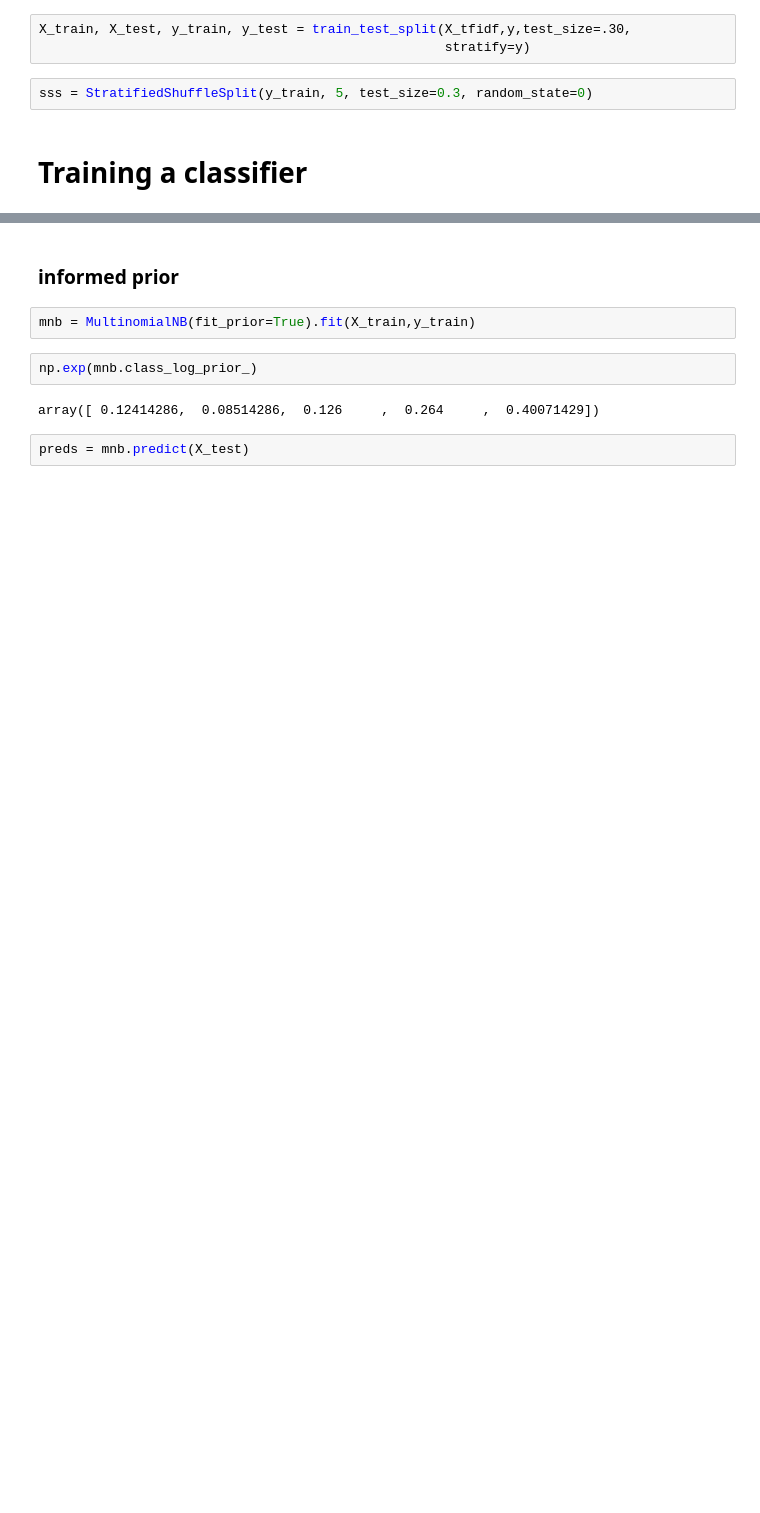
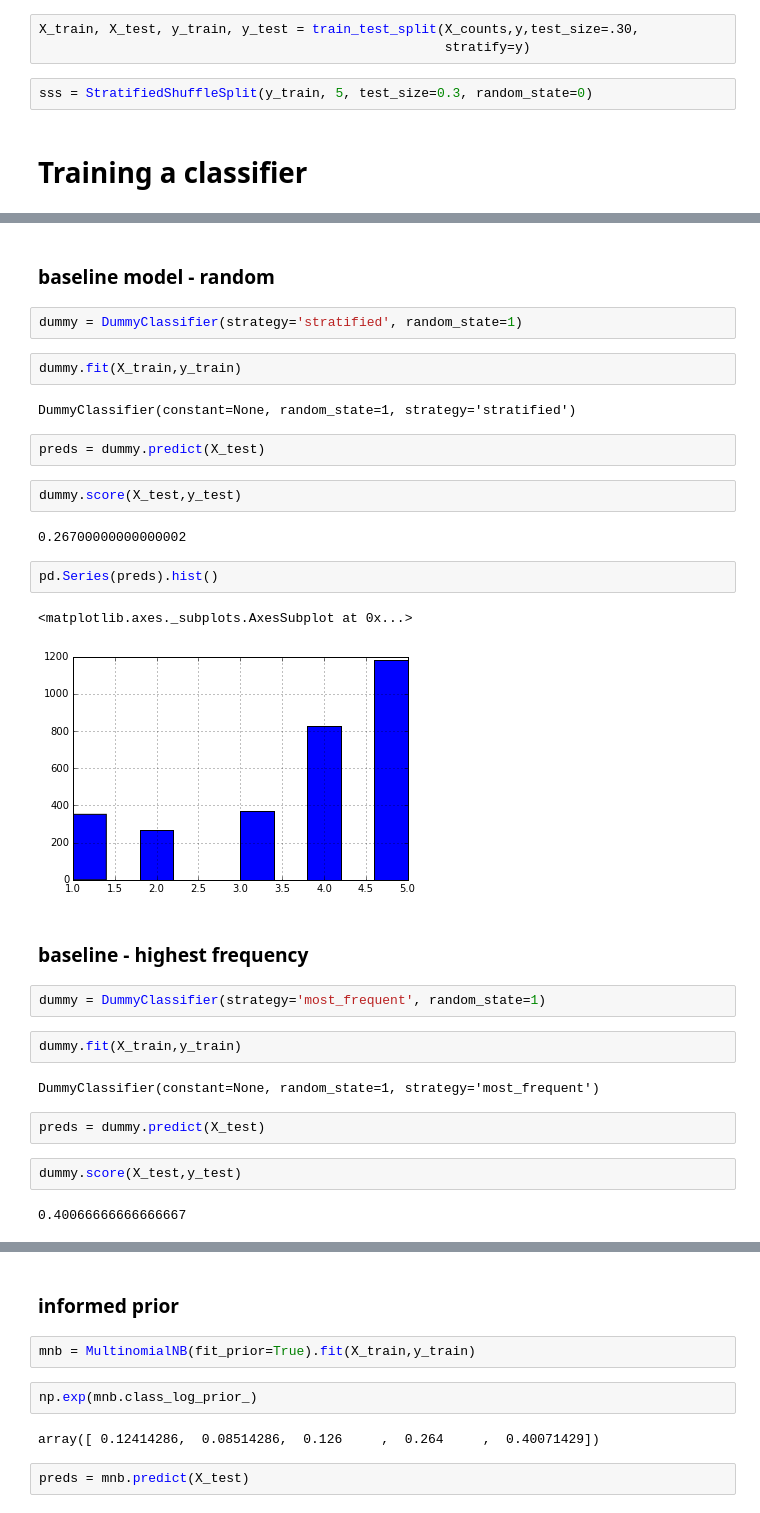
Before and after one commit to jstnstwrt/yelp-data-challenge, a Jupyter notebook: preprocessing.ipynb, the cells around one changed output, grey strips where cells are left out. Drawn from its saved outputs; the diff is of its cells as text; blank space fills up the shorter version.

```diff
--- a/preprocessing.ipynb
+++ b/preprocessing.ipynb
@@ -127,7 +200,7 @@ y = np.array(samp.stars.tolist())
 
 Need to split the dataset into train and test, then use cross val to traing the classifier.
 # %%
-X_train, X_test, y_train, y_test = train_test_split(X_tfidf,y,test_size=.30,
+X_train, X_test, y_train, y_test = train_test_split(X_counts,y,test_size=.30,
                                                     stratify=y)
 # %%
 sss = StratifiedShuffleSplit(y_train, 5, test_size=0.3, random_state=0)
@@ -135,0 +216,33 @@ sss = StratifiedShuffleSplit(y_train, 5, test_size=0.3, random_state=0)
+# %% [markdown]
+### baseline model - random
+# %%
+dummy = DummyClassifier(strategy='stratified', random_state=1)
+# %%
+dummy.fit(X_train,y_train)
+# %% [output]
+DummyClassifier(constant=None, random_state=1, strategy='stratified')
+# %%
+preds = dummy.predict(X_test)
+# %%
+dummy.score(X_test,y_test)
+# %% [output]
+0.26700000000000002
+# %%
+pd.Series(preds).hist()
+# %% [output]
+<matplotlib.axes._subplots.AxesSubplot at 0x...>
+[figure, added]
+# %% [markdown]
+### baseline - highest frequency
+# %%
+dummy = DummyClassifier(strategy='most_frequent', random_state=1)
+# %%
+dummy.fit(X_train,y_train)
+# %% [output]
+DummyClassifier(constant=None, random_state=1, strategy='most_frequent')
+# %%
+preds = dummy.predict(X_test)
+# %%
+dummy.score(X_test,y_test)
+# %% [output]
+0.40066666666666667
```
Also changed, not shown: parts of 28 cells of this notebook.
